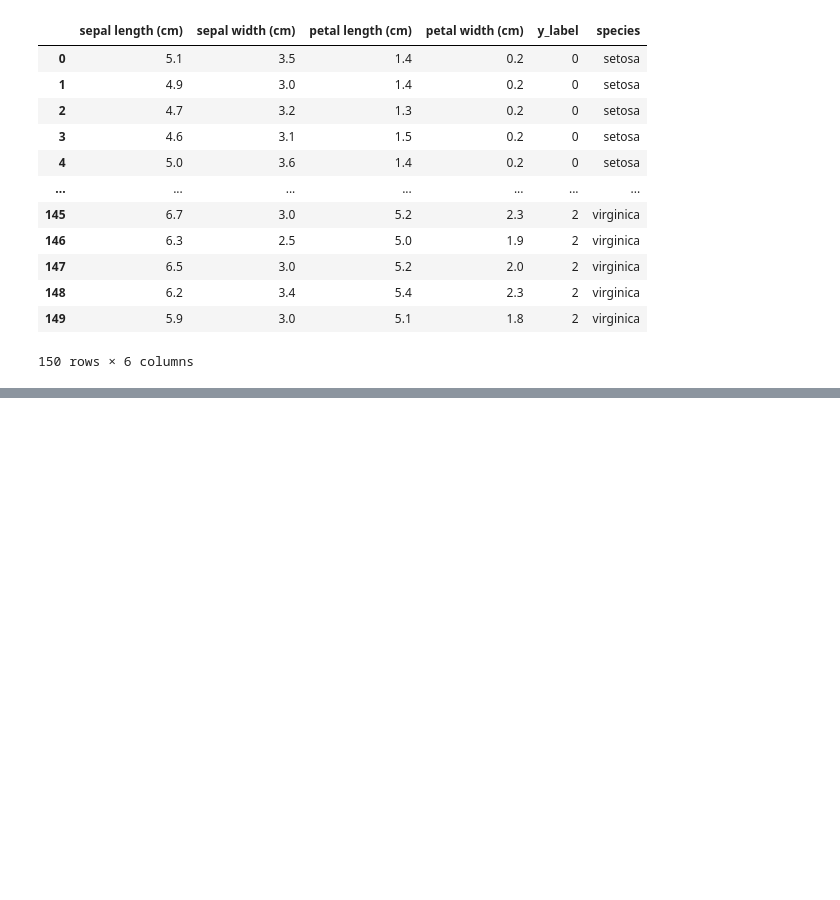
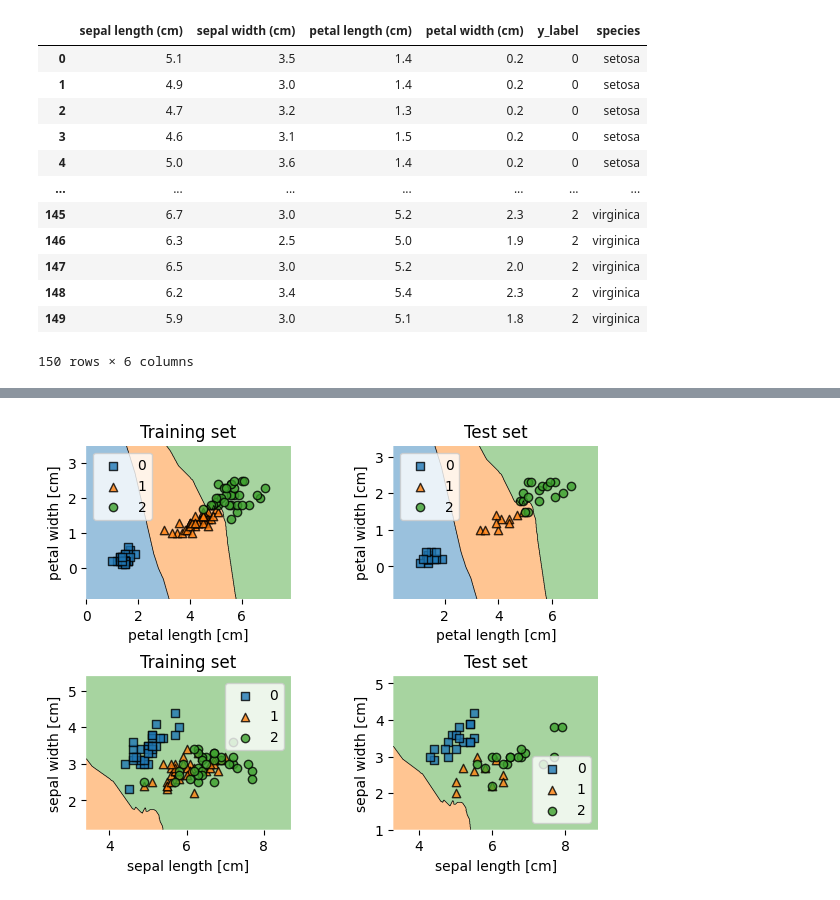
Before and after one commit to pquynhvu/ML, a Jupyter notebook: supervised-learning/knn.ipynb, the cells around one changed output, grey strips where cells are left out. Cells and saved outputs as stored; diff of their text form; code cells hidden in the pictures; blank space fills up the shorter version.

```diff
--- a/supervised-learning/knn.ipynb
+++ b/supervised-learning/knn.ipynb
@@ -43,7 +43,8 @@ display(iris_df)
 # %%
 # Get features and labels into NumPy array
 
-X_iris = iris_df[['petal length (cm)', 'petal width (cm)']].values
+X_iris = iris_df.iloc[:,0:4].values
+# X_iris = iris_df[['sepal length (cm)', 'sepal width (cm)', 'petal length (cm)', 'petal width (cm)']].values
 y_iris = iris_df['y_label']
 
 # Shuffle dataset and Create Training and Test Subsets
@@ -59,4 +60,6 @@ X_iris_test, y_iris_test = X_iris_shuffled[100:], y_iris_shuffled[100:]
 # In Scikit-learn
 
 X_iris_train, X_iris_test, y_iris_train, y_iris_test = train_test_split(X_iris, y_iris, test_size=0.3, random_state=123, shuffle=True)
+y_iris_train = y_iris_train.to_numpy()
+y_iris_test = y_iris_test.to_numpy()
 # %% [markdown]
@@ -261,0 +109,15 @@ Test set accuracy: 0.86
+# %%
+iris_knn_model = KNeighborsClassifier(n_neighbors=3)
+iris_knn_model.fit(X_iris_train, y_iris_train)
+
+# Making predictions on the test set
+
+y_iris_pred = iris_knn_model.predict(X_iris_test)
+
+print("Test set score (the fraction that species were correctly predicted): {:.2f}".format(np.mean(y_iris_pred == y_iris_test)))
+print("Test set score (the score method of knn): {:.2f}".format(iris_knn_model.score(X_iris_test, y_iris_test))) # return the mean accuracy
+
+iris_test_pred = pd.DataFrame(X_iris_test, columns=iris['feature_names'])
+iris_test_pred = iris_test_pred.assign(y_test = y_iris_test,
+                                       y_pred = y_iris_pred)
+display(iris_test_pred)
@@ -353,0 +146,39 @@ Test set score (the score method of knn): 0.97
+# %%
+iris_knn_model_petal = KNeighborsClassifier(n_neighbors=3)
+iris_knn_model_petal.fit(X_iris_train[:, 2:4], y_iris_train)
+
+iris_knn_model_sepal = KNeighborsClassifier(n_neighbors=3)
+iris_knn_model_sepal.fit(X_iris_train[:, 0:2], y_iris_train)
+
+plt.subplot(2, 2, 1)
+plot_decision_regions(X_iris_train[:, 2:4], y_iris_train, iris_knn_model_petal)
+plt.xlabel('petal length [cm]')
+plt.ylabel('petal width [cm]')
+plt.title('Training set')
+plt.legend(loc='upper left')
+
+plt.subplot(2, 2, 2)
+plot_decision_regions(X_iris_test[:, 2:4], y_iris_test, iris_knn_model_petal)
+plt.xlabel('petal length [cm]')
+plt.ylabel('petal width [cm]')
+plt.legend(loc='upper left')
+plt.title('Test set')
+
+plt.subplot(2, 2, 3)
+plot_decision_regions(X_iris_train[:, 0:2], y_iris_train, iris_knn_model_petal)
+plt.xlabel('sepal length [cm]')
+plt.ylabel('sepal width [cm]')
+plt.title('Training set')
+plt.legend(loc='upper right')
+
+plt.subplot(2, 2, 4)
+plot_decision_regions(X_iris_test[:, 0:2], y_iris_test, iris_knn_model_petal)
+plt.xlabel('sepal length [cm]')
+plt.ylabel('sepal width [cm]')
+plt.legend(loc='lower right')
+plt.title('Test set')
+
+plt.subplots_adjust(left=0.1, bottom=0.1, right=0.9, top=0.9, wspace=0.5, hspace=0.5)
+plt.show()
+# %% [output]
+[figure, added]
```
Also changed, not shown: parts of 31 cells of this notebook.
